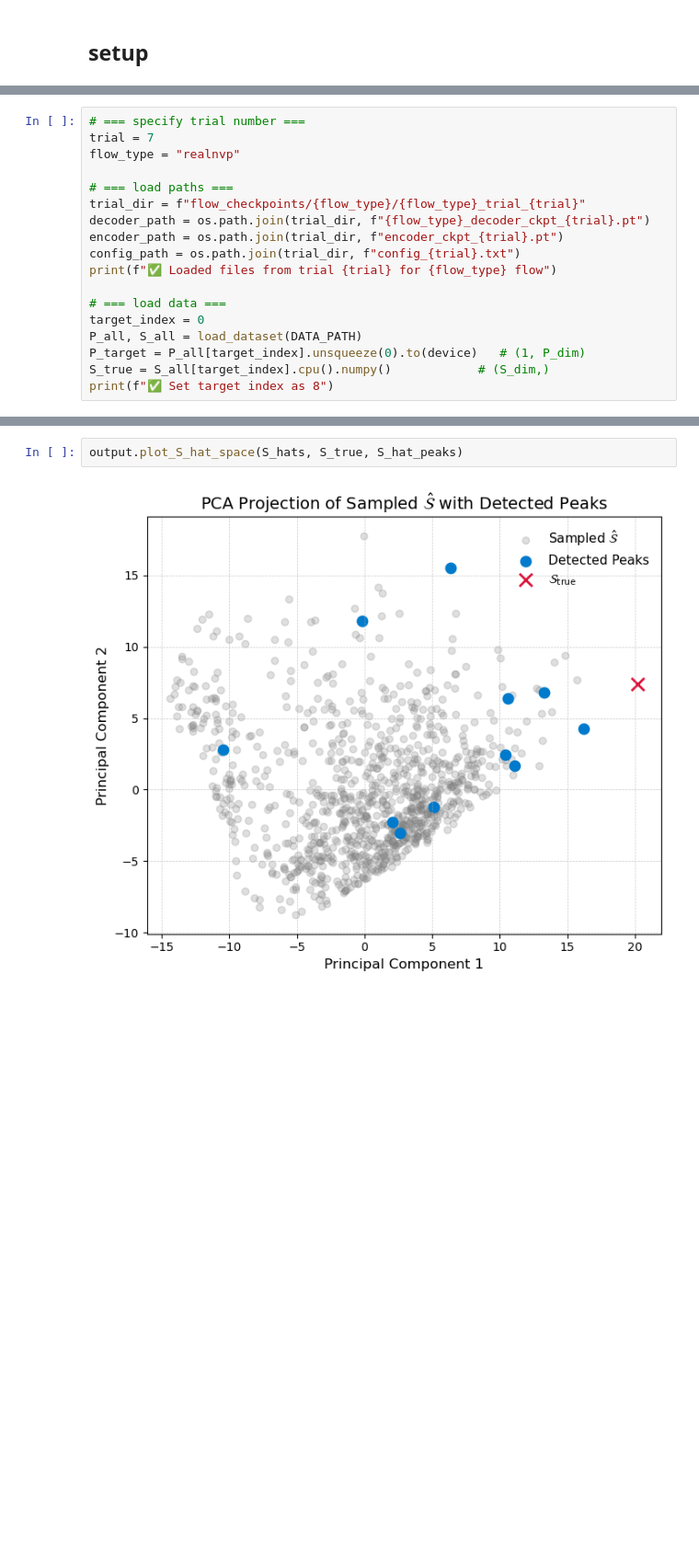
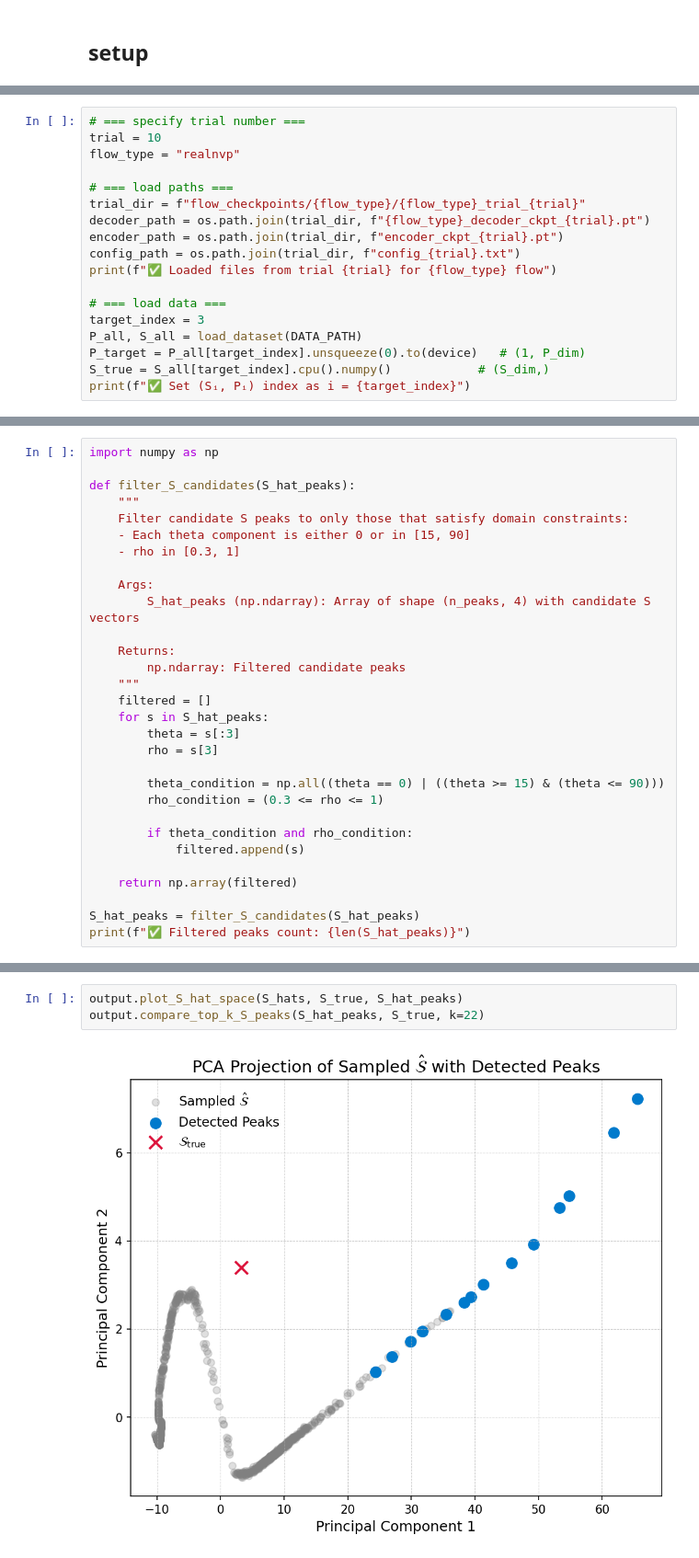
Before and after one commit to ellielin23/inverse_design_spinodoids, a Jupyter notebook: spinodoid_cvae/evaluate.ipynb, the cells around one changed output, grey strips where cells are left out. Shown at 92% size. Saved outputs shown, nothing was run; the diff lists cells and outputs as text; blank space fills up the shorter version.

```diff
--- a/spinodoid_cvae/evaluate.ipynb
+++ b/spinodoid_cvae/evaluate.ipynb
@@ -31,6 +33,6 @@ device = torch.device("cuda" if torch.cuda.is_available() else "cpu")
 # %%
 # === specify trial number ===
-trial = 7
+trial = 10
 flow_type = "realnvp"
 
 # === load paths ===
@@ -41,9 +43,9 @@ config_path = os.path.join(trial_dir, f"config_{trial}.txt")
 print(f"✅ Loaded files from trial {trial} for {flow_type} flow")
 
 # === load data ===
-target_index = 0
+target_index = 3
 P_all, S_all = load_dataset(DATA_PATH)
 P_target = P_all[target_index].unsqueeze(0).to(device)   # (1, P_dim)
 S_true = S_all[target_index].cpu().numpy()            # (S_dim,)
-print(f"✅ Set target index as 8")
+print(f"✅ Set (Sᵢ, Pᵢ) index as i = {target_index}")
 # %% [output]
@@ -187,0 +126,30 @@ if S_hat_peaks is not None:
+# %%
+import numpy as np
+
+def filter_S_candidates(S_hat_peaks):
+    """
+    Filter candidate S peaks to only those that satisfy domain constraints:
+    - Each theta component is either 0 or in [15, 90]
+    - rho in [0.3, 1]
+
+    Args:
+        S_hat_peaks (np.ndarray): Array of shape (n_peaks, 4) with candidate S vectors
+
+    Returns:
+        np.ndarray: Filtered candidate peaks
+    """
+    filtered = []
+    for s in S_hat_peaks:
+        theta = s[:3]
+        rho = s[3]
+
+        theta_condition = np.all((theta == 0) | ((theta >= 15) & (theta <= 90)))
+        rho_condition = (0.3 <= rho <= 1)
+
+        if theta_condition and rho_condition:
+            filtered.append(s)
+
+    return np.array(filtered)
+
+S_hat_peaks = filter_S_candidates(S_hat_peaks)
+print(f"✅ Filtered peaks count: {len(S_hat_peaks)}")
@@ -207,4 +174,5 @@ if S_hat_peaks is not None:
 # %%
 output.plot_S_hat_space(S_hats, S_true, S_hat_peaks)
+output.compare_top_k_S_peaks(S_hat_peaks, S_true, k=22)
 # %% [output]
-[figure, old version]
+[figure, new version]
```
Also changed, not shown: parts of 20 cells of this notebook, 11 other files.
